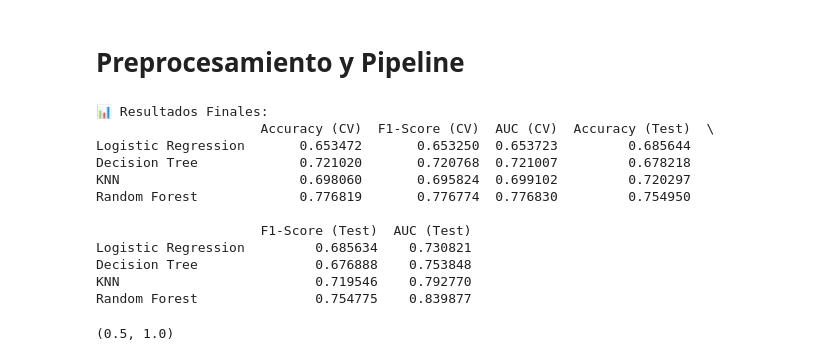
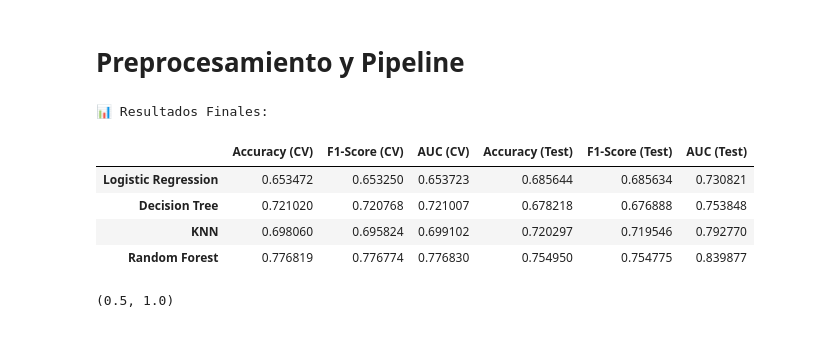
Before and after one commit to manuelaboterobuitrago/Supervised_Learning, a Jupyter notebook: aprendizaje_supervisado.ipynb, the cells around one changed output. Drawn from its saved outputs; the diff is of its cells as text; code cells hidden in the pictures.

```diff
--- a/aprendizaje_supervisado.ipynb
+++ b/aprendizaje_supervisado.ipynb
@@ -222,71 +219,42 @@ metricas = {
     'F1-Score': make_scorer(f1_score, average='weighted'),
     'AUC': make_scorer(roc_auc_score)
 }
-# %%
-# Configuración de validación cruzada
-cv = StratifiedKFold(n_splits=5, shuffle=True, random_state=42)
-
-# Almacenamiento de resultados
-resultados = {}
-
-for nombre, modelo in modelos.items():
-    # Pipeline completo para cada modelo
-    pipeline = Pipeline([
-        ('preprocessor', preprocessor),
-        ('classifier', modelo)
-    ])
-
-    # Validación cruzada con múltiples métricas
-    scores = cross_validate(pipeline, X_train, y_train, cv=cv, scoring=metricas)
-
-    # Almacenar resultados
-    resultados[nombre] = {
-        'Accuracy (CV)': np.mean(scores['test_Accuracy']),
-        'F1-Score (CV)': np.mean(scores['test_F1-Score']),
-        'AUC (CV)': np.mean(scores['test_AUC'])
-    }
 # %%
 # División de datos
 X_train, X_test, y_train, y_test = train_test_split(
     df[numeric_features + categorical_features],
     df[target],
     test_size=0.2,
     stratify=df[target],
     random_state=42
 )
 
 # Resultados en test
 for nombre, modelo in modelos.items():
     pipeline = Pipeline([
         ('preprocessor', preprocessor),
         ('classifier', modelo)
     ])
     pipeline.fit(X_train, y_train)
     y_pred = pipeline.predict(X_test)
     y_proba = pipeline.predict_proba(X_test)[:, 1] if hasattr(modelo, 'predict_proba') else None
 
     # Actualizar resultados
     resultados[nombre]['Accuracy (Test)'] = accuracy_score(y_test, y_pred)
     resultados[nombre]['F1-Score (Test)'] = f1_score(y_test, y_pred, average='weighted')
     resultados[nombre]['AUC (Test)'] = roc_auc_score(y_test, y_proba) if y_proba is not None else None
 
 # Convertir a DataFrame
 df_resultados = pd.DataFrame(resultados).T
 print("\n📊 Resultados Finales:")
-print(df_resultados)
+df_resultados
 # %% [output]
 📊 Resultados Finales:
-                     Accuracy (CV)  F1-Score (CV)  AUC (CV)  Accuracy (Test)  \
-Logistic Regression       0.653472       0.653250  0.653723         0.685644
-Decision Tree             0.721020       0.720768  0.721007         0.678218
-KNN                       0.698060       0.695824  0.699102         0.720297
-Random Forest             0.776819       0.776774  0.776830         0.754950
-
-                     F1-Score (Test)  AUC (Test)
-Logistic Regression         0.685634    0.730821
-Decision Tree               0.676888    0.753848
-KNN                         0.719546    0.792770
-Random Forest               0.754775    0.839877
+|  | Accuracy (CV) | F1-Score (CV) | AUC (CV) | Accuracy (Test) | F1-Score (Test) | AUC (Test) |
+| Logistic Regression | 0.653472 | 0.653250 | 0.653723 | 0.685644 | 0.685634 | 0.730821 |
+| Decision Tree | 0.721020 | 0.720768 | 0.721007 | 0.678218 | 0.676888 | 0.753848 |
+| KNN | 0.698060 | 0.695824 | 0.699102 | 0.720297 | 0.719546 | 0.792770 |
+| Random Forest | 0.776819 | 0.776774 | 0.776830 | 0.754950 | 0.754775 | 0.839877 |
 # %%
 # Gráfico de AUC comparativa
 plt.figure(figsize=(10, 6))
```
Also changed, not shown: parts of 3 cells of this notebook.
